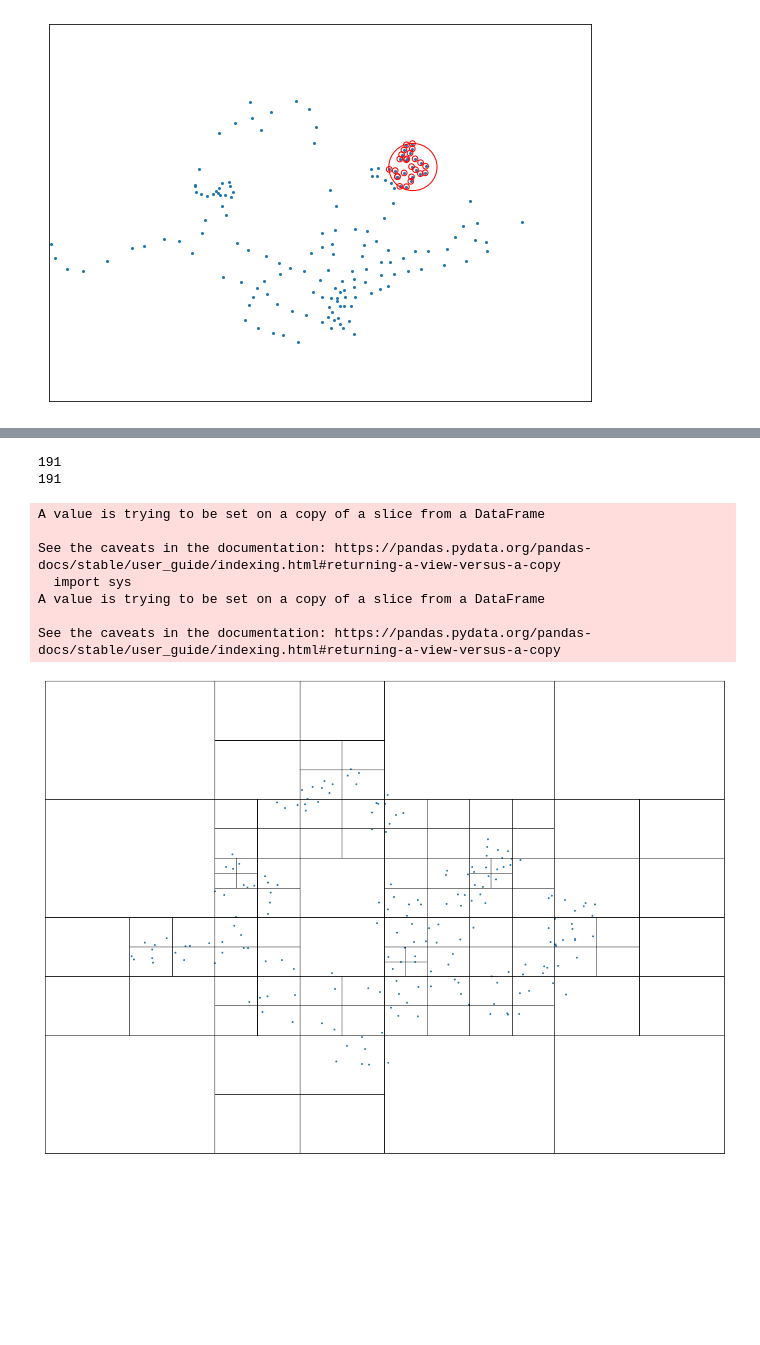
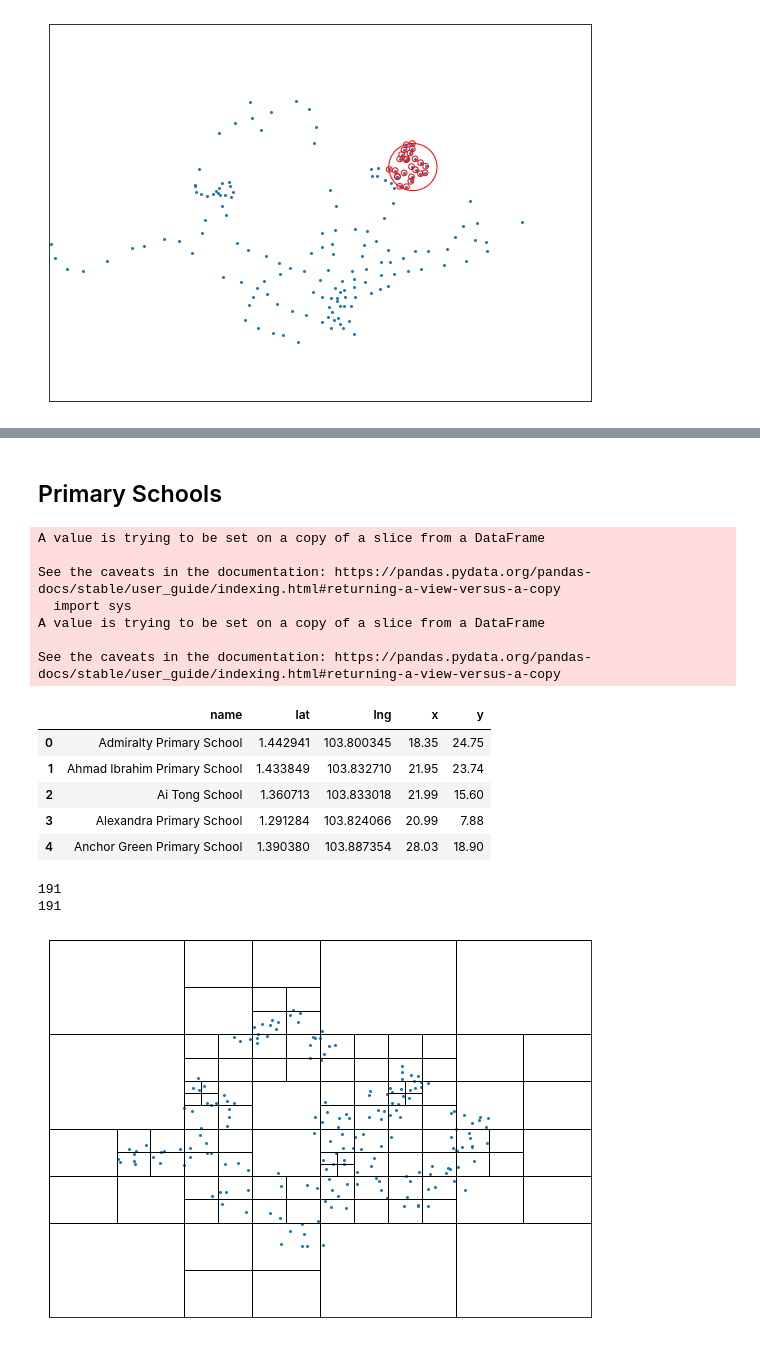
Before and after one commit to azmimr/ark_2021, a Jupyter notebook: test_xy_features.ipynb, the cells around one changed output, grey strips where cells are left out. Drawn from its saved outputs; the diff is of its cells as text; code cells hidden in the pictures; blank space fills up the shorter version.

```diff
--- a/test_xy_features.ipynb
+++ b/test_xy_features.ipynb
@@ -135,3 +135,17 @@ def create_qtree(df, name_col = 'name'):
         qtree.insert(point)
 
     return qtree, points
+# %%
+def plot_qtree(points, qtree):
+    print(len(qtree))
+    print(len(points))
+    DPI = 72
+    fig = plt.figure(figsize=(700/DPI, 500/DPI), dpi=DPI)
+    ax = plt.subplot()
+    ax.set_xlim(0, width)
+    ax.set_ylim(0, height)
+    qtree.draw(ax)
+    ax.scatter([p.x for p in points], [p.y for p in points], s=4)
+    ax.set_xticks([])
+    ax.set_yticks([])
+    plt.show()
@@ -232,6 +241,8 @@ train.head()
 | 2 | 2020-09 | sengkang | 5 room | 404A | fernvale lane | 01 to 03 | 112.0 | premium apartment | ... |
 | 3 | 2000-10 | clementi | 3 room | 375 | clementi avenue 4 | 07 to 09 | 67.0 | new generation | ... |
 | 4 | 2013-01 | bukit batok | 3-room | 163 | bukit batok street 11 | 07 to 09 | 73.0 | model a | ... |
+# %% [markdown]
+## Primary Schools
 # %%
 prisch_data_path = 'data/auxiliary-data/sg-primary-schools.csv'
 prisch = pd.read_csv(prisch_data_path)
@@ -242,28 +253,23 @@ prisch['y'] = np.nan
 prisch_qtree, prisch_points = create_qtree(prisch)
 
 prisch.head()
-print(len(prisch_qtree))
-print(len(prisch_points))
 # %% [output]
-191
-191
+A value is trying to be set on a copy of a slice from a DataFrame
+
+See the caveats in the documentation: https://pandas.pydata.org/pandas-docs/stable/user_guide/indexing.html#returning-a-view-versus-a-copy
+  import sys
+A value is trying to be set on a copy of a slice from a DataFrame
+
+See the caveats in the documentation: https://pandas.pydata.org/pandas-docs/stable/user_guide/indexing.html#returning-a-view-versus-a-copy
-A value is trying to be set on a copy of a slice from a DataFrame
-
-See the caveats in the documentation: https://pandas.pydata.org/pandas-docs/stable/user_guide/indexing.html#returning-a-view-versus-a-copy
-  import sys
-A value is trying to be set on a copy of a slice from a DataFrame
-
-See the caveats in the documentation: https://pandas.pydata.org/pandas-docs/stable/user_guide/indexing.html#returning-a-view-versus-a-copy
+|  | name | lat | lng | x | y |
+| 0 | Admiralty Primary School | 1.442941 | 103.800345 | 18.35 | 24.75 |
+| 1 | Ahmad Ibrahim Primary School | 1.433849 | 103.832710 | 21.95 | 23.74 |
+| 2 | Ai Tong School | 1.360713 | 103.833018 | 21.99 | 15.60 |
+| 3 | Alexandra Primary School | 1.291284 | 103.824066 | 20.99 | 7.88 |
+| 4 | Anchor Green Primary School | 1.390380 | 103.887354 | 28.03 | 18.90 |
-# %%
-DPI = 72
-fig = plt.figure(figsize=(1400/DPI, 1000/DPI), dpi=DPI)
-ax = plt.subplot()
-ax.set_xlim(0, width)
-ax.set_ylim(0, height)
-prisch_qtree.draw(ax)
-ax.scatter([p.x for p in prisch_points], [p.y for p in prisch_points], s=4)
-ax.set_xticks([])
-ax.set_yticks([])
-plt.show()
-# %% [output]
-[figure, removed]
+# %%
+plot_qtree(prisch_points, prisch_qtree)
+# %% [output]
+191
+191
+[figure, added]
```
Also changed, not shown: parts of 33 cells of this notebook, 1 other file.
